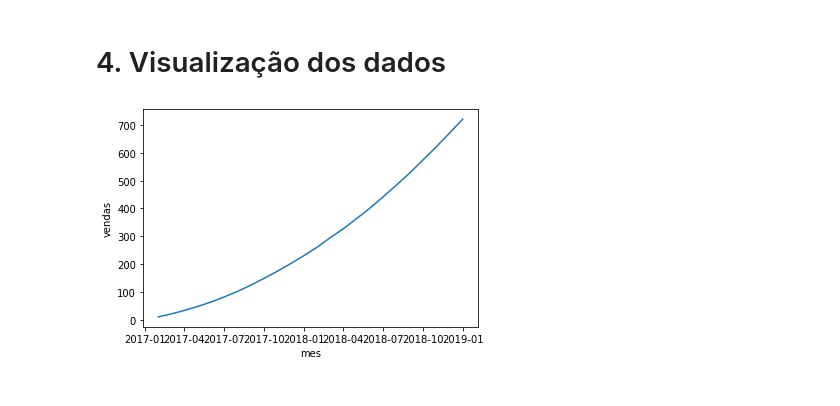
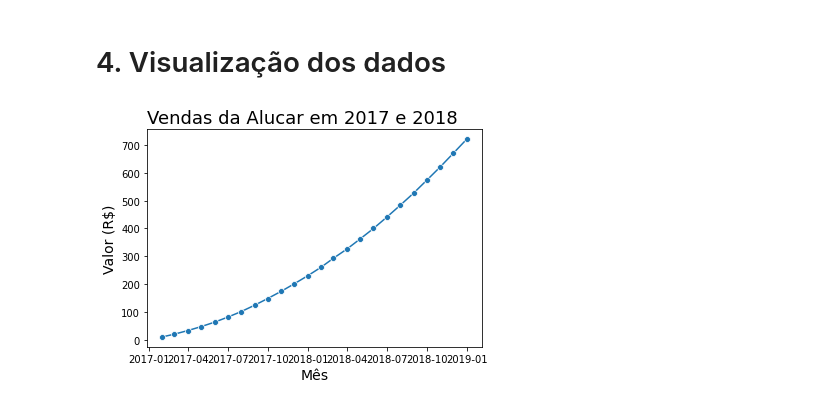
Before and after one commit to olini/alura-ds-series-temporais, a Jupyter notebook: modulo-1.ipynb, the cells around one changed output. Cells and saved outputs as stored; diff of their text form; code cells hidden in the pictures.

```diff
--- a/modulo-1.ipynb
+++ b/modulo-1.ipynb
@@ -31,3 +27,5 @@ import seaborn as sns
+# %%
+sns.set(rc={'figure.figsize':(25,12)})
 # %% [markdown]
 # 2. Carregamento dos dados
 # %%
@@ -74,7 +72,3 @@ vendas             int64
 dtype: object
 # %% [markdown]
 # 4. Visualização dos dados
-# %%
-sns.lineplot(x='mes', y='vendas', data=alucar);
-# %% [output]
-[figure, removed]
@@ -80,0 +81,8 @@ sns.lineplot(x='mes', y='vendas', data=alucar);
+# %%
+ax = sns.lineplot(x='mes', y='vendas', data=alucar, marker='o')
+#ax.figure.set_size_inches(12,6)
+ax.set_title('Vendas da Alucar em 2017 e 2018', loc='left', fontsize=18)
+ax.set_xlabel('Mês', fontsize=14)
+ax.set_ylabel('Valor (R$)', fontsize=14);
+# %% [output]
+[figure, added]
```
Also changed, not shown: parts of 11 cells of this notebook.
